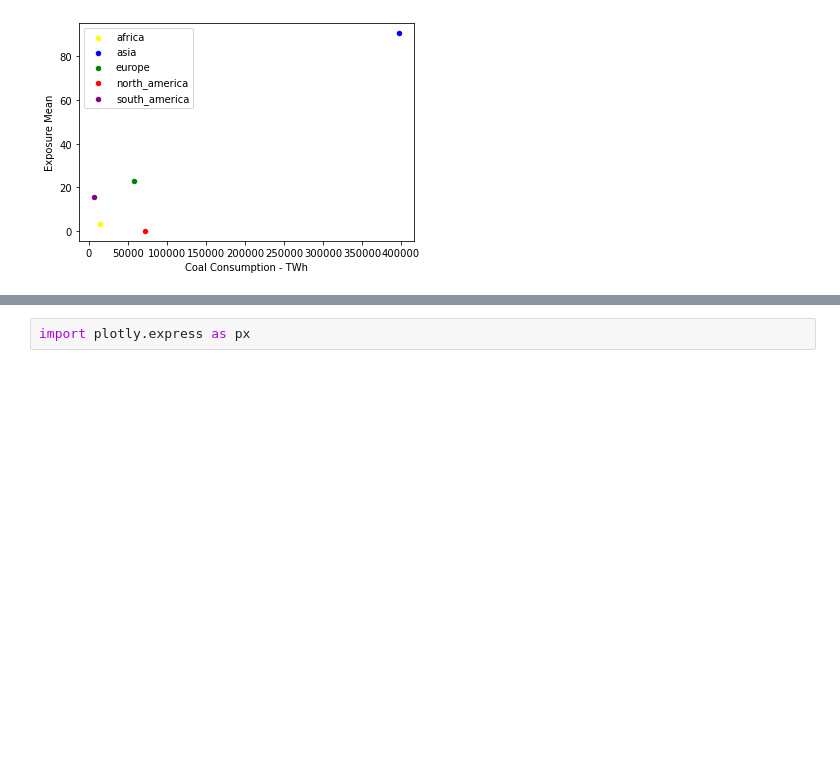
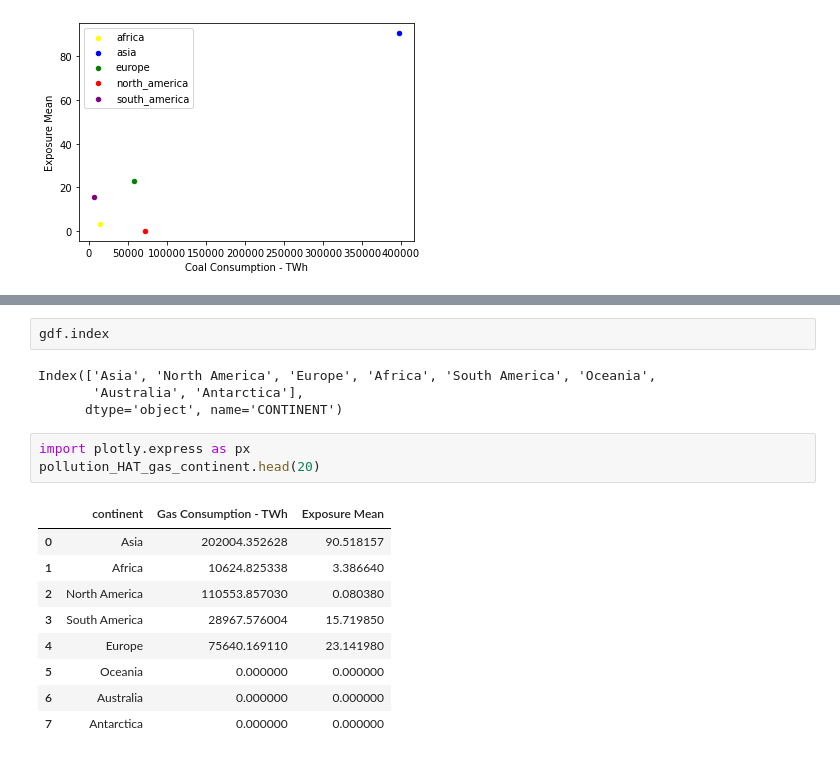
Before and after one commit to 1-1is0/air_pollution_effect, a Jupyter notebook: continent_fossil_fuel.ipynb, the cells around one changed output, grey strips where cells are left out. Cells and saved outputs as stored; diff of their text form; blank space fills up the shorter version.

```diff
--- a/continent_fossil_fuel.ipynb
+++ b/continent_fossil_fuel.ipynb
@@ -513,2 +538,19 @@ plt.show()
+# %%
+gdf.index
+# %% [output]
+Index(['Asia', 'North America', 'Europe', 'Africa', 'South America', 'Oceania',
+       'Australia', 'Antarctica'],
+      dtype='object', name='CONTINENT')
 # %%
 import plotly.express as px
+pollution_HAT_gas_continent.head(20)
+# %% [output]
+|  | continent | Gas Consumption - TWh | Exposure Mean |
+| 0 | Asia | 202004.352628 | 90.518157 |
+| 1 | Africa | 10624.825338 | 3.386640 |
+| 2 | North America | 110553.857030 | 0.080380 |
+| 3 | South America | 28967.576004 | 15.719850 |
+| 4 | Europe | 75640.169110 | 23.141980 |
+| 5 | Oceania | 0.000000 | 0.000000 |
+| 6 | Australia | 0.000000 | 0.000000 |
+| 7 | Antarctica | 0.000000 | 0.000000 |
```
Also changed, not shown: parts of 6 cells of this notebook.
